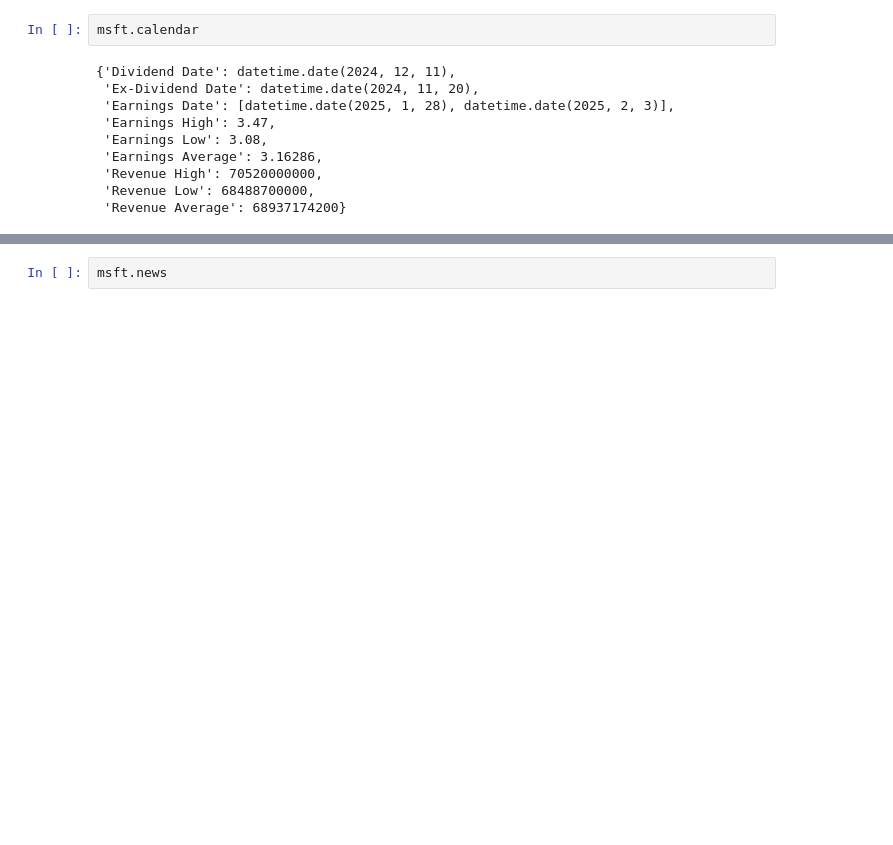
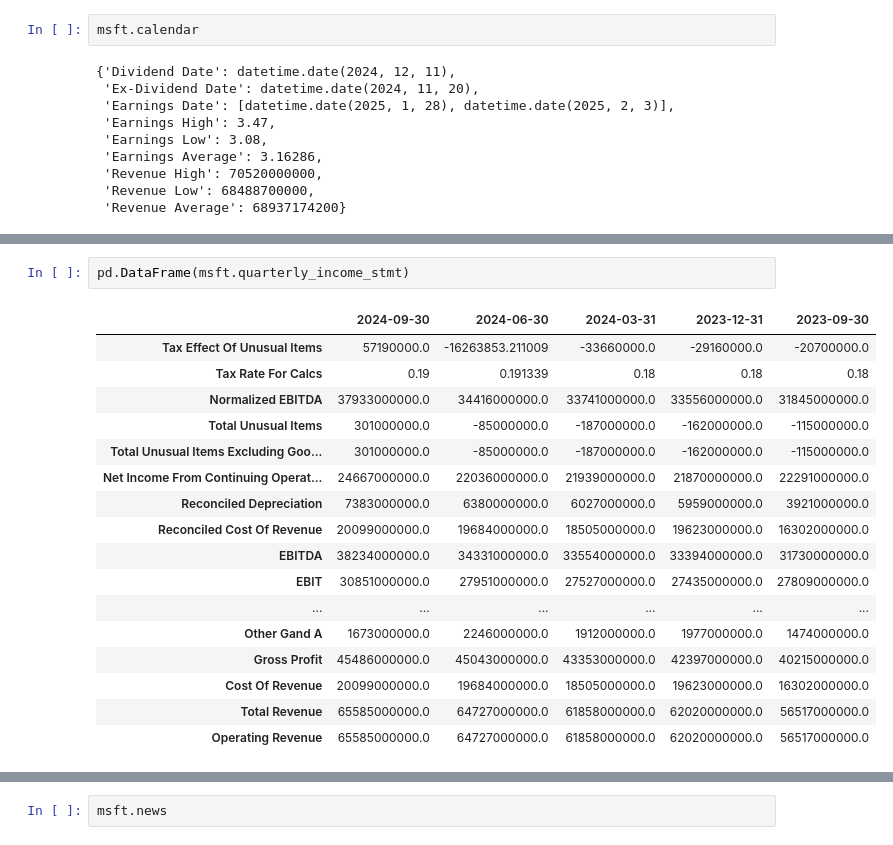
Before and after one commit to AndresR2909/eda_fuenes_datos_anteproyecto, a Jupyter notebook: eda_data_yahoo_finance_v2.ipynb, the cells around one changed output, grey strips where cells are left out. Drawn from its saved outputs; the diff is of its cells as text; blank space fills up the shorter version.

```diff
--- a/eda_data_yahoo_finance_v2.ipynb
+++ b/eda_data_yahoo_finance_v2.ipynb
@@ -352,0 +368,20 @@ AttributeError: 'Ticker' object has no attribute 'quarterly_income_statement'
+# %%
+pd.DataFrame(msft.quarterly_income_stmt)
+# %% [output]
+|  | 2024-09-30 | 2024-06-30 | 2024-03-31 | 2023-12-31 | 2023-09-30 |
+| Tax Effect Of Unusual Items | 57190000.0 | -16263853.211009 | -33660000.0 | -29160000.0 | -20700000.0 |
+| Tax Rate For Calcs | 0.19 | 0.191339 | 0.18 | 0.18 | 0.18 |
+| Normalized EBITDA | 37933000000.0 | 34416000000.0 | 33741000000.0 | 33556000000.0 | 31845000000.0 |
+| Total Unusual Items | 301000000.0 | -85000000.0 | -187000000.0 | -162000000.0 | -115000000.0 |
+| Total Unusual Items Excluding Goo... | 301000000.0 | -85000000.0 | -187000000.0 | -162000000.0 | -115000000.0 |
+| Net Income From Continuing Operat... | 24667000000.0 | 22036000000.0 | 21939000000.0 | 21870000000.0 | 22291000000.0 |
+| Reconciled Depreciation | 7383000000.0 | 6380000000.0 | 6027000000.0 | 5959000000.0 | 3921000000.0 |
+| Reconciled Cost Of Revenue | 20099000000.0 | 19684000000.0 | 18505000000.0 | 19623000000.0 | 16302000000.0 |
+| EBITDA | 38234000000.0 | 34331000000.0 | 33554000000.0 | 33394000000.0 | 31730000000.0 |
+| EBIT | 30851000000.0 | 27951000000.0 | 27527000000.0 | 27435000000.0 | 27809000000.0 |
+| ... | ... | ... | ... | ... | ... |
+| Other Gand A | 1673000000.0 | 2246000000.0 | 1912000000.0 | 1977000000.0 | 1474000000.0 |
+| Gross Profit | 45486000000.0 | 45043000000.0 | 43353000000.0 | 42397000000.0 | 40215000000.0 |
+| Cost Of Revenue | 20099000000.0 | 19684000000.0 | 18505000000.0 | 19623000000.0 | 16302000000.0 |
+| Total Revenue | 65585000000.0 | 64727000000.0 | 61858000000.0 | 62020000000.0 | 56517000000.0 |
+| Operating Revenue | 65585000000.0 | 64727000000.0 | 61858000000.0 | 62020000000.0 | 56517000000.0 |
```
Also changed, not shown: parts of 6 cells of this notebook.
